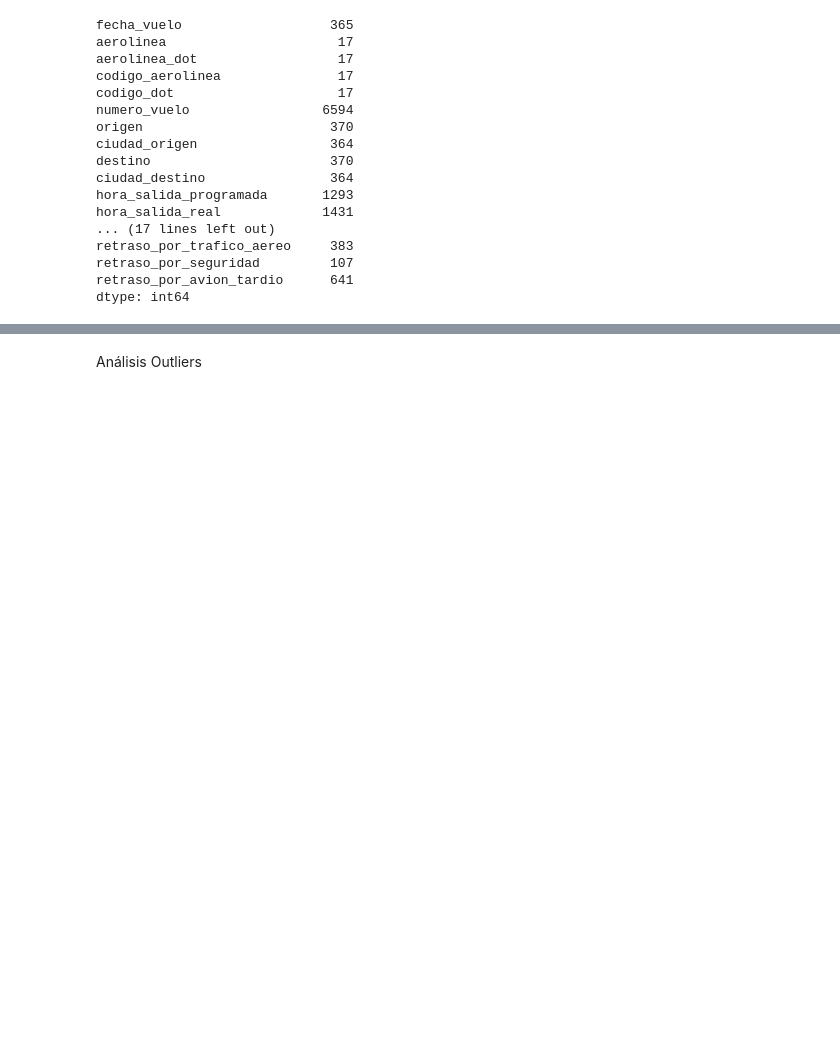
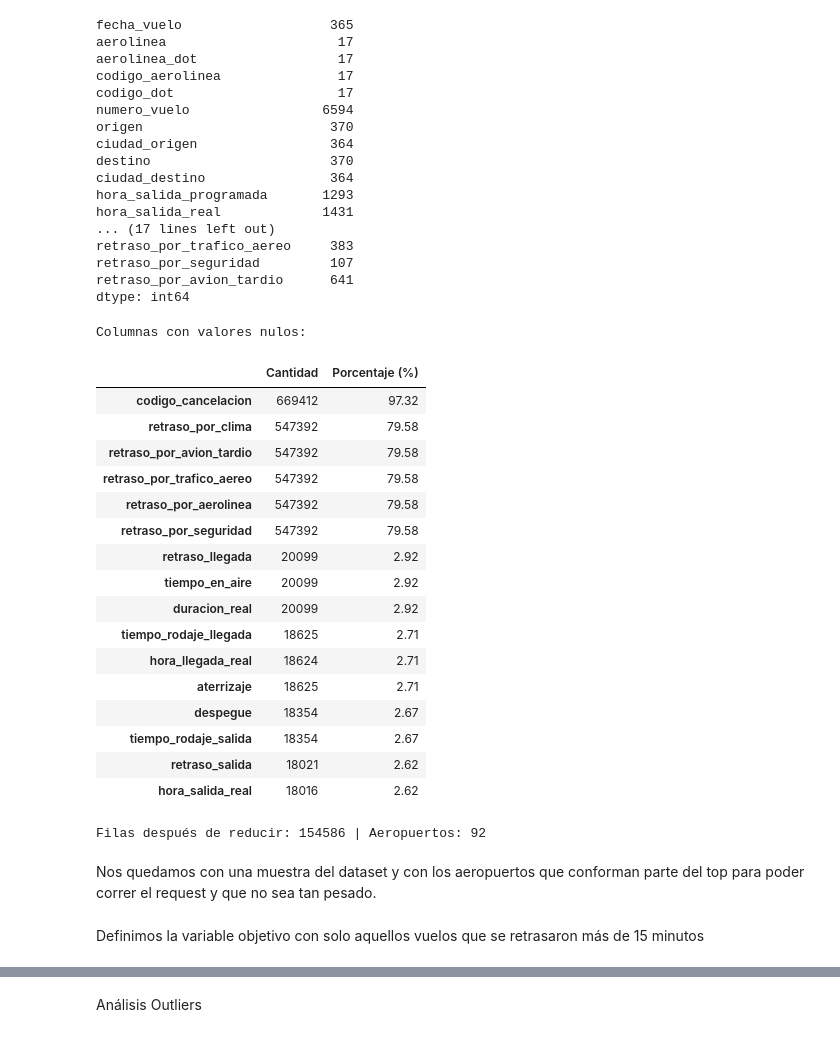
Before and after one commit to Guadacarro/TP_IA, a Jupyter notebook: prediccion.ipynb, the cells around one changed output, grey strips where cells are left out. Cells and saved outputs as stored; diff of their text form; code cells hidden in the pictures; blank space fills up the shorter version.

```diff
--- a/prediccion.ipynb
+++ b/prediccion.ipynb
@@ -109,3 +109,53 @@ retraso_por_trafico_aereo     383
 retraso_por_seguridad         107
 retraso_por_avion_tardio      641
 dtype: int64
+# %%
+nulos = df_2022.isnull().sum()
+pct_nulos = (nulos / len(df_2022) * 100).round(2)
+resumen_nulos = pd.DataFrame({'Cantidad': nulos, 'Porcentaje (%)': pct_nulos})
+resumen_nulos = resumen_nulos[resumen_nulos['Cantidad'] > 0].sort_values('Porcentaje (%)', ascending=False)
+print('Columnas con valores nulos:')
+resumen_nulos
+# %% [output]
+Columnas con valores nulos:
+|  | Cantidad | Porcentaje (%) |
+| codigo_cancelacion | 669412 | 97.32 |
+| retraso_por_clima | 547392 | 79.58 |
+| retraso_por_avion_tardio | 547392 | 79.58 |
+| retraso_por_trafico_aereo | 547392 | 79.58 |
+| retraso_por_aerolinea | 547392 | 79.58 |
+| retraso_por_seguridad | 547392 | 79.58 |
+| retraso_llegada | 20099 | 2.92 |
+| tiempo_en_aire | 20099 | 2.92 |
+| duracion_real | 20099 | 2.92 |
+| tiempo_rodaje_llegada | 18625 | 2.71 |
+| hora_llegada_real | 18624 | 2.71 |
+| aterrizaje | 18625 | 2.71 |
+| despegue | 18354 | 2.67 |
+| tiempo_rodaje_salida | 18354 | 2.67 |
+| retraso_salida | 18021 | 2.62 |
+| hora_salida_real | 18016 | 2.62 |
+# %%
+import requests
+import time
+
+
+# 1. Preparar fecha y reducir volumen (muestra estratificada + top aeropuertos)
+
+df_2022['fecha_vuelo'] = pd.to_datetime(df_2022['fecha_vuelo'])
+df_2022['mes'] = df_2022['fecha_vuelo'].dt.month
+
+df_2022 = df_2022.groupby('mes', group_keys=False).apply(
+    lambda x: x.sample(frac=0.25, random_state=42)
+)
+
+top_aeropuertos = df_2022['origen'].value_counts()
+cobertura = top_aeropuertos.cumsum() / top_aeropuertos.sum()
+aeropuertos_relevantes = cobertura[cobertura <= 0.90].index.tolist()
+
+df_2022 = df_2022[df_2022['origen'].isin(aeropuertos_relevantes)]
+print(f"Filas después de reducir: {len(df_2022)} | Aeropuertos: {len(aeropuertos_relevantes)}")
+# %% [output]
+Filas después de reducir: 154586 | Aeropuertos: 92
+# %% [markdown]
+Nos quedamos con una muestra del dataset y con los aeropuertos que conforman parte del top para poder correr el request y que no sea tan pesado.
@@ -111,0 +166,2 @@ dtype: int64
+# %% [markdown]
+Definimos la variable objetivo con solo aquellos vuelos que se retrasaron más de 15 minutos
```
Also changed, not shown: parts of 18 cells of this notebook.
